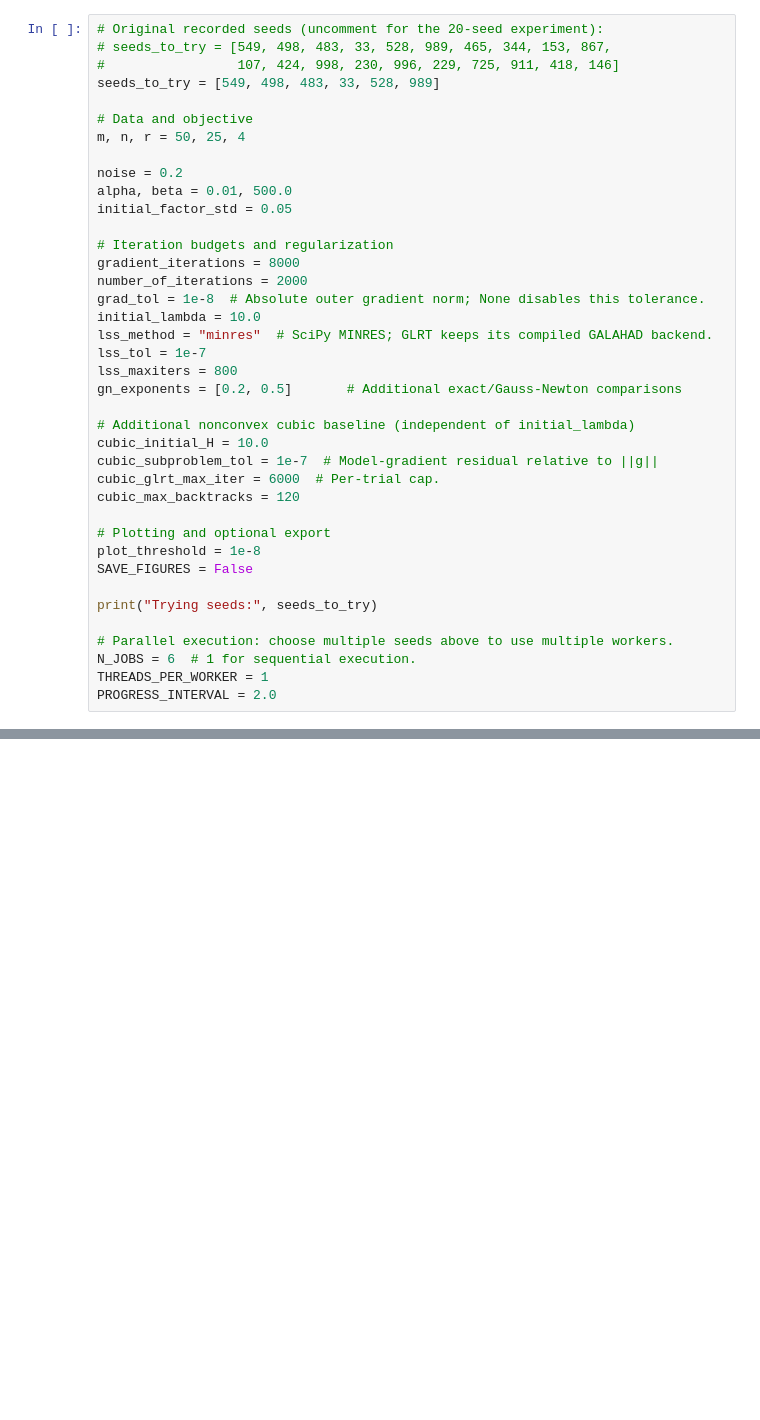
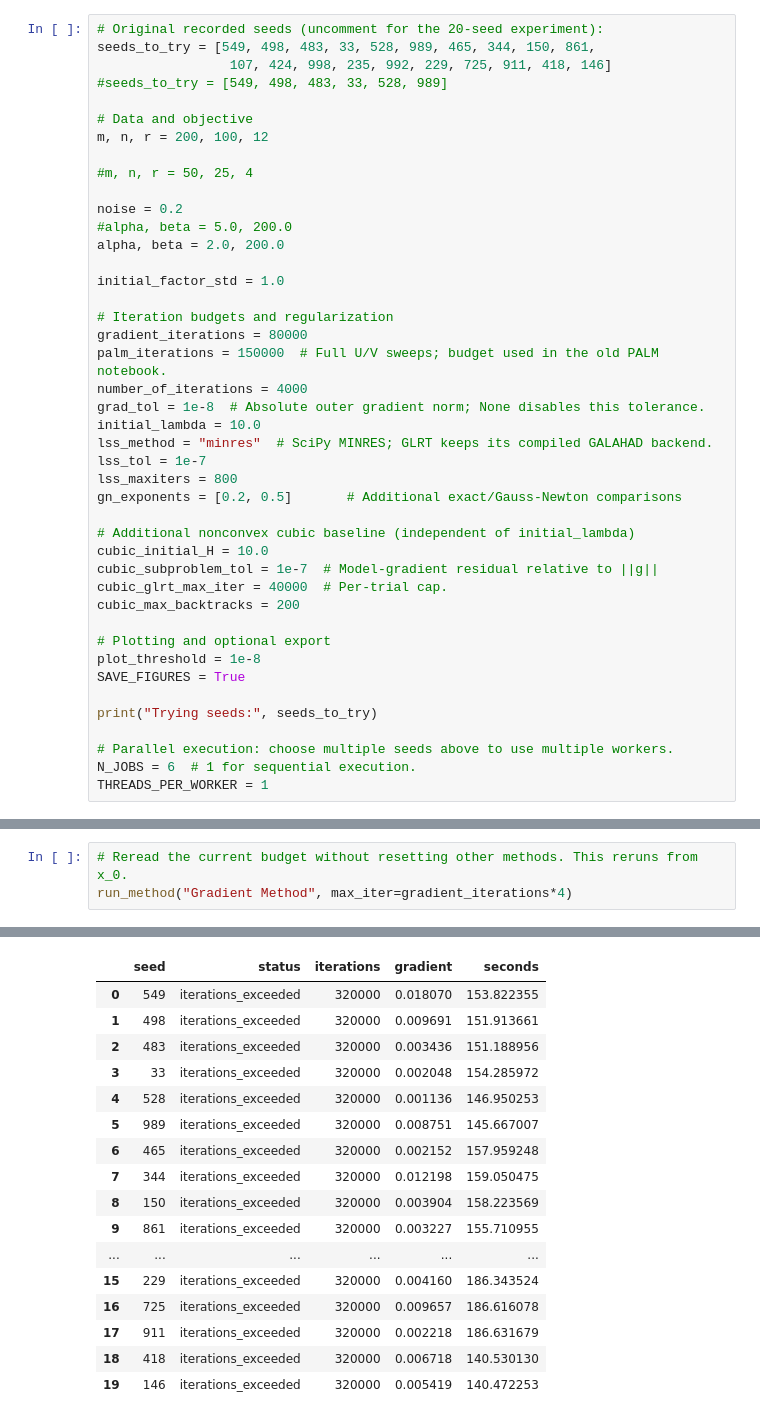
Before and after one commit to clemens-sirotenko/skip-the-hessian-keep-the-rates, a Jupyter notebook: MF/experiment_matrix_factorization_multiple_parallel_final.ipynb, the cells around one changed output, grey strips where cells are left out. Saved outputs shown, nothing was run; the diff lists cells and outputs as text; blank space fills up the shorter version.

```diff
--- a/MF/experiment_matrix_factorization_multiple_parallel_final.ipynb
+++ b/MF/experiment_matrix_factorization_multiple_parallel_final.ipynb
@@ -100,20 +118,25 @@ Quick check: `(m, n, r) = (6, 4, 2)`, seeds `[549, 498]`, 20 gradient updates
 and 5 Newton updates. These are check settings, not the full experiment.
 # %%
 # Original recorded seeds (uncomment for the 20-seed experiment):
-# seeds_to_try = [549, 498, 483, 33, 528, 989, 465, 344, 153, 867,
-#                 107, 424, 998, 230, 996, 229, 725, 911, 418, 146]
-seeds_to_try = [549, 498, 483, 33, 528, 989]
+seeds_to_try = [549, 498, 483, 33, 528, 989, 465, 344, 150, 861,
+                 107, 424, 998, 235, 992, 229, 725, 911, 418, 146]
+#seeds_to_try = [549, 498, 483, 33, 528, 989]
 
 # Data and objective
-m, n, r = 50, 25, 4
+m, n, r = 200, 100, 12
+
+#m, n, r = 50, 25, 4
 
 noise = 0.2
-alpha, beta = 0.01, 500.0
-initial_factor_std = 0.05
+#alpha, beta = 5.0, 200.0
+alpha, beta = 2.0, 200.0
+
+initial_factor_std = 1.0
 
 # Iteration budgets and regularization
-gradient_iterations = 8000
-number_of_iterations = 2000
+gradient_iterations = 80000
+palm_iterations = 150000  # Full U/V sweeps; budget used in the old PALM notebook.
+number_of_iterations = 4000
 grad_tol = 1e-8  # Absolute outer gradient norm; None disables this tolerance.
 initial_lambda = 10.0
 lss_method = "minres"  # SciPy MINRES; GLRT keeps its compiled GALAHAD backend.
@@ -124,17 +147,16 @@ gn_exponents = [0.2, 0.5]       # Additional exact/Gauss-Newton comparisons
 # Additional nonconvex cubic baseline (independent of initial_lambda)
 cubic_initial_H = 10.0
 cubic_subproblem_tol = 1e-7  # Model-gradient residual relative to ||g||
-cubic_glrt_max_iter = 6000  # Per-trial cap.
-cubic_max_backtracks = 120
+cubic_glrt_max_iter = 40000  # Per-trial cap.
+cubic_max_backtracks = 200
 
 # Plotting and optional export
 plot_threshold = 1e-8
-SAVE_FIGURES = False
+SAVE_FIGURES = True
 
 print("Trying seeds:", seeds_to_try)
 
 # Parallel execution: choose multiple seeds above to use multiple workers.
 N_JOBS = 6  # 1 for sequential execution.
 THREADS_PER_WORKER = 1
-PROGRESS_INTERVAL = 2.0
 # %% [output]
@@ -329,0 +440,4 @@ Solver results and wall times
+# %%
+# Reread the current budget without resetting other methods. This reruns from x_0.
+run_method("Gradient Method", max_iter=gradient_iterations*4)
+# %% [output]
@@ -329,0 +446,17 @@ Solver results and wall times
+|  | seed | status | iterations | gradient | seconds |
+| 0 | 549 | iterations_exceeded | 320000 | 0.018070 | 153.822355 |
+| 1 | 498 | iterations_exceeded | 320000 | 0.009691 | 151.913661 |
+| 2 | 483 | iterations_exceeded | 320000 | 0.003436 | 151.188956 |
+| 3 | 33 | iterations_exceeded | 320000 | 0.002048 | 154.285972 |
+| 4 | 528 | iterations_exceeded | 320000 | 0.001136 | 146.950253 |
+| 5 | 989 | iterations_exceeded | 320000 | 0.008751 | 145.667007 |
+| 6 | 465 | iterations_exceeded | 320000 | 0.002152 | 157.959248 |
+| 7 | 344 | iterations_exceeded | 320000 | 0.012198 | 159.050475 |
+| 8 | 150 | iterations_exceeded | 320000 | 0.003904 | 158.223569 |
+| 9 | 861 | iterations_exceeded | 320000 | 0.003227 | 155.710955 |
+| ... | ... | ... | ... | ... | ... |
+| 15 | 229 | iterations_exceeded | 320000 | 0.004160 | 186.343524 |
+| 16 | 725 | iterations_exceeded | 320000 | 0.009657 | 186.616078 |
+| 17 | 911 | iterations_exceeded | 320000 | 0.002218 | 186.631679 |
+| 18 | 418 | iterations_exceeded | 320000 | 0.006718 | 140.530130 |
+| 19 | 146 | iterations_exceeded | 320000 | 0.005419 | 140.472253 |
```
Also changed, not shown: parts of 64 cells of this notebook, 29 other files.
